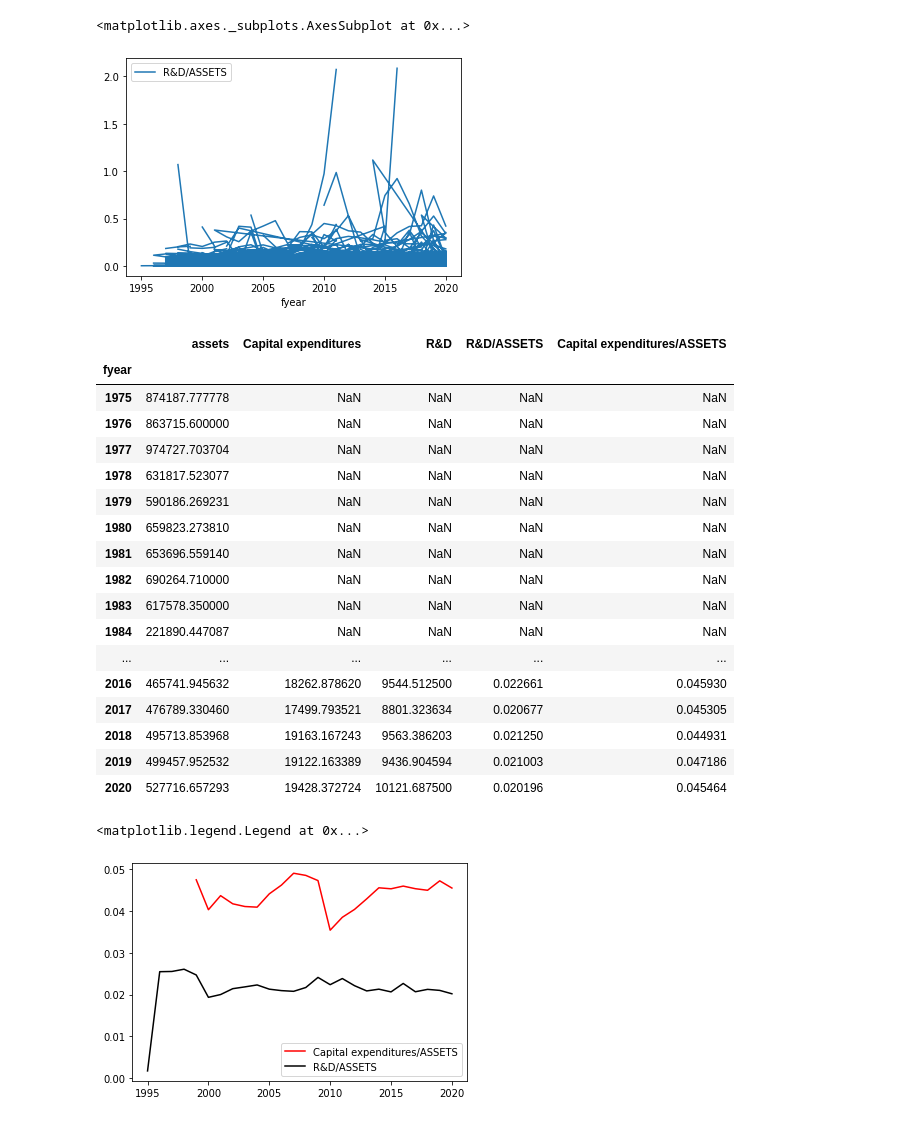
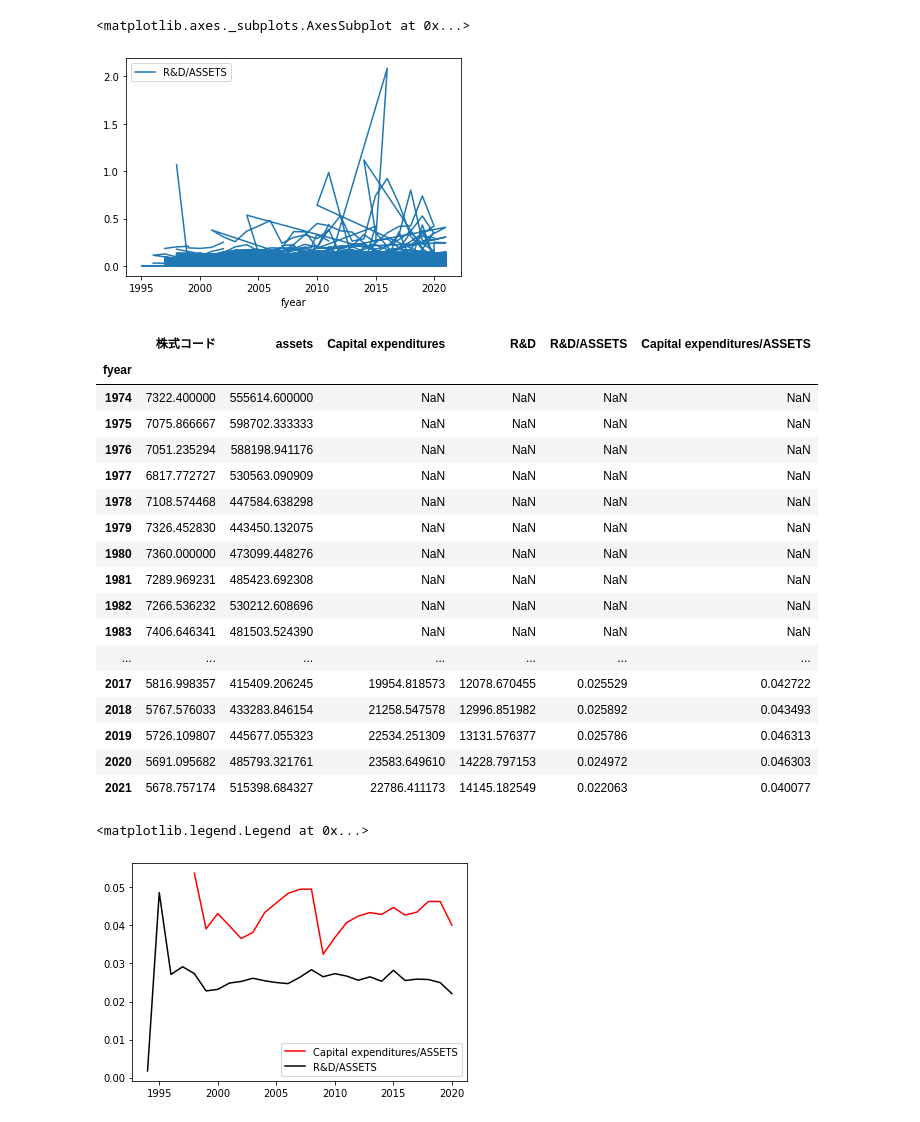
Before and after one commit to tsenga2/keio-senga-seminar, a Jupyter notebook: fig2_datafull.ipynb, the cells around one changed output. Drawn from its saved outputs; the diff is of its cells as text; code cells hidden in the pictures.

Commit message:
edit by TS to use new data

```diff
--- a/fig2_datafull.ipynb
+++ b/fig2_datafull.ipynb
@@ -21,6 +19,11 @@ Drive already mounted at /content/drive; to attempt to forcibly remount, call dr
 # %%
 import pandas as pd
-a1=pd.read_csv('/content/drive/MyDrive/is the us/fig2_datafull.csv',encoding = "cp932")
+#a1=pd.read_csv('/content/drive/MyDrive/is the us/fig2_datafull.csv',encoding = "cp932")
+
+fileDownloaded = drive.CreateFile({'id': '1tO5iXUPcHCN-HopTpwhwJc7u7cD879AT'})
+fileDownloaded.GetContentFile('data.csv')
+
+a1 = pd.read_csv('data.csv',encoding = "cp932")
 # %%
 a1.head()
 # %% [output]
@@ -40,8 +41,8 @@ KeyError: ignored
 # %%
 a1 = a1.rename(columns={'決算期':'AP'})
-a1 = a1.rename(columns={'<貸借対照表（資産）>資産合計':'assets'})
-a1 = a1.rename(columns={'<その他項目>設備投資額［累計］':'Capital expenditures'})
-a1 = a1.rename(columns={'<その他項目>研究開発費［累計］':'R&D'})
+a1 = a1.rename(columns={'<貸借対照表（資産）>資産合計(百万円)[B110]':'assets'})
+a1 = a1.rename(columns={'<その他項目>設備投資額［累計］(百万円)[H034]':'Capital expenditures'})
+a1 = a1.rename(columns={'<その他項目>研究開発費［累計］(百万円)[H033]':'R&D'})
 # %%
 a1.head()
 # %% [output]
@@ -91,35 +99,35 @@ datatwo = a1.groupby(['fyear'])[['Capital expenditures/ASSETS']]
 a1.plot('fyear','R&D/ASSETS')
 # %% [output]
 <matplotlib.axes._subplots.AxesSubplot at 0x...>
-[figure, old version]
+[figure, new version]
 # %%
 grouped = a1.groupby('fyear').mean()
 # %%
 grouped
 # %% [output]
-|  | assets | Capital expenditures | R&D | R&D/ASSETS | Capital expenditures/ASSETS |
-| fyear |  |  |  |  |  |
-| 1975 | 874187.777778 | NaN | NaN | NaN | NaN |
-| 1976 | 863715.600000 | NaN | NaN | NaN | NaN |
-| 1977 | 974727.703704 | NaN | NaN | NaN | NaN |
-| 1978 | 631817.523077 | NaN | NaN | NaN | NaN |
-| 1979 | 590186.269231 | NaN | NaN | NaN | NaN |
-| 1980 | 659823.273810 | NaN | NaN | NaN | NaN |
-| 1981 | 653696.559140 | NaN | NaN | NaN | NaN |
-| 1982 | 690264.710000 | NaN | NaN | NaN | NaN |
-| 1983 | 617578.350000 | NaN | NaN | NaN | NaN |
-| 1984 | 221890.447087 | NaN | NaN | NaN | NaN |
-| ... | ... | ... | ... | ... | ... |
-| 2016 | 465741.945632 | 18262.878620 | 9544.512500 | 0.022661 | 0.045930 |
-| 2017 | 476789.330460 | 17499.793521 | 8801.323634 | 0.020677 | 0.045305 |
-| 2018 | 495713.853968 | 19163.167243 | 9563.386203 | 0.021250 | 0.044931 |
-| 2019 | 499457.952532 | 19122.163389 | 9436.904594 | 0.021003 | 0.047186 |
-| 2020 | 527716.657293 | 19428.372724 | 10121.687500 | 0.020196 | 0.045464 |
+|  | 株式コード | assets | Capital expenditures | R&D | R&D/ASSETS | Capital expenditures/ASSETS |
+| fyear |  |  |  |  |  |  |
+| 1974 | 7322.400000 | 555614.600000 | NaN | NaN | NaN | NaN |
+| 1975 | 7075.866667 | 598702.333333 | NaN | NaN | NaN | NaN |
+| 1976 | 7051.235294 | 588198.941176 | NaN | NaN | NaN | NaN |
+| 1977 | 6817.772727 | 530563.090909 | NaN | NaN | NaN | NaN |
+| 1978 | 7108.574468 | 447584.638298 | NaN | NaN | NaN | NaN |
+| 1979 | 7326.452830 | 443450.132075 | NaN | NaN | NaN | NaN |
+| 1980 | 7360.000000 | 473099.448276 | NaN | NaN | NaN | NaN |
+| 1981 | 7289.969231 | 485423.692308 | NaN | NaN | NaN | NaN |
+| 1982 | 7266.536232 | 530212.608696 | NaN | NaN | NaN | NaN |
+| 1983 | 7406.646341 | 481503.524390 | NaN | NaN | NaN | NaN |
+| ... | ... | ... | ... | ... | ... | ... |
+| 2017 | 5816.998357 | 415409.206245 | 19954.818573 | 12078.670455 | 0.025529 | 0.042722 |
+| 2018 | 5767.576033 | 433283.846154 | 21258.547578 | 12996.851982 | 0.025892 | 0.043493 |
+| 2019 | 5726.109807 | 445677.055323 | 22534.251309 | 13131.576377 | 0.025786 | 0.046313 |
+| 2020 | 5691.095682 | 485793.321761 | 23583.649610 | 14228.797153 | 0.024972 | 0.046303 |
+| 2021 | 5678.757174 | 515398.684327 | 22786.411173 | 14145.182549 | 0.022063 | 0.040077 |
 # %%
-c=list(range(1975,2021))
+c=list(range(1973,2021))
 plt.plot(c, grouped['Capital expenditures/ASSETS'],c='r',label='Capital expenditures/ASSETS')
 plt.plot(c, grouped['R&D/ASSETS'],c='k',label='R&D/ASSETS')
 plt.legend()
 # %% [output]
 <matplotlib.legend.Legend at 0x...>
-[figure, old version]
+[figure, new version]
```
Also changed, not shown: parts of 7 cells of this notebook.
